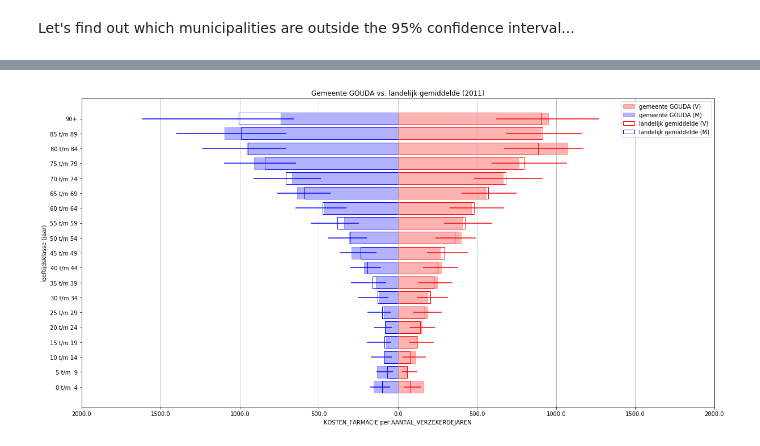
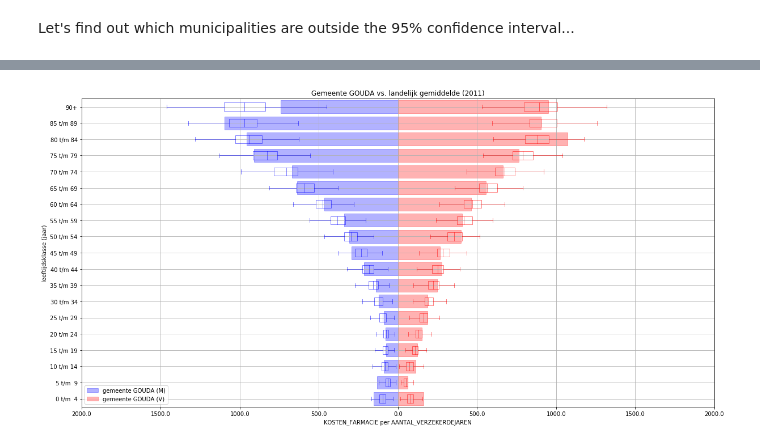
Before and after one commit to bokhove/Vektis, a Jupyter notebook: 1.Vektis Open data demography.ipynb, the cells around one changed output, grey strips where cells are left out. Saved outputs shown, nothing was run; the diff lists cells and outputs as text; code cells hidden in the pictures.

Commit message:
Major updates

```diff
--- a/1.Vektis Open data demography.ipynb
+++ b/1.Vektis Open data demography.ipynb
@@ -237,7 +266,17 @@ KERKRADE                                        407.269964
 BRUNSSUM                                        405.782937
 NUTH                                            404.025995
 # %%
-def plotPopulationPyramid(df_municipality, df_percentiles, municipalityAnalysis, nameAnalysis, yearAnalysis):
+def draw_boxplot(ax, data, edge_color, fill_color, alpha=1, showfliers=True):
+    '''shows boxplots of data along the ax axis'''
+    #flierprops = dict(marker='o', markerfacecolor='r', markersize=12,linestyle='none', markeredgecolor='g')
+
+    #bp_dict = data.boxplot(vert=False, return_type='dict', showfliers=showfliers) #pandas version
+    bp_dict = ax.boxplot(data, vert=False, showfliers=showfliers)
+    for element in ['boxes', 'whiskers', 'fliers', 'means', 'medians', 'caps']:
+        plt.setp(bp_dict[element], color=edge_color, alpha=alpha)
+    plt.setp(bp_dict['fliers'], markeredgecolor=edge_color, markerfacecolor=fill_color)
+
+def plotPopulationPyramid(df_municipality, df_boxplot_m, df_boxplot_v, df_percentiles, municipalityAnalysis, nameAnalysis, yearAnalysis):
     """Plot a 'population pyramid' of the country averages includingcorresponding error bars AND the values from
     the selected municipality
 
@@ -255,70 +294,50 @@ def plotPopulationPyramid(df_municipality, df_percentiles, municipalityAnalysis,
     X = np.array(df_municipality[df_municipality['GESLACHT'] == 'V']['LEEFTIJDSKLASSE'])
 
     # Transfer the information to specific men / women dataframes. We make sure all age categories are used by initializing a
     # dataframe with all labels and '0' value
     df_men_pop = df_municipality[df_municipality['GESLACHT'] == 'M'].set_index('LEEFTIJDSKLASSE').sort_index()
     df_men_pop = pd.DataFrame(X).set_index(0).join(df_men_pop, how='left').fillna(0)[analysekolom]
 
     df_women_pop = df_municipality[df_municipality['GESLACHT'] == 'V'].set_index('LEEFTIJDSKLASSE').sort_index()
     df_women_pop = pd.DataFrame(X).set_index(0).join(df_women_pop, how='left').fillna(0)[analysekolom]
 
-    df_men_pop_ave  = df_percentiles[df_percentiles['GESLACHT'] == 'M']['mean']
-    df_women_pop_ave= df_percentiles[df_percentiles['GESLACHT'] == 'V']['mean']
-
-
-    # Now that we have used the list of age-groups to make sure all entries have a value, we can - for no other reason
-    # than that it just looks nicer - strip the last part of these labels.
-    X = np.char.rpartition(X.astype('str'),' ')[:,0]
-    X[-1] = '90+'
-
     # Convert the dataframes to a Numpy Array for plotting purposes
+    men_pop   = np.array( df_men_pop.values )
     women_pop = np.array( df_women_pop.values )
-    men_pop   = np.array( df_men_pop.values )
-    women_pop_ave = np.array( df_women_pop_ave.values )
-    men_pop_ave   = np.array( df_men_pop_ave.values )
-
-    # We make error-bars containing the 95% confidence intervals by making a tuple of arrays
-    p2_5  = np.array( df_percentiles[df_percentiles['GESLACHT'] == 'V'][['p2_5']].values ).flatten()
-    p97_5 = np.array( df_percentiles[df_percentiles['GESLACHT'] == 'V'][['p97_5']].values ).flatten()
-    error_V = ( women_pop_ave - p2_5, p97_5 - women_pop_ave )
-    p2_5  = np.array( df_percentiles[df_percentiles['GESLACHT'] == 'M'][['p2_5']].values ).flatten()
-    p97_5 = np.array( df_percentiles[df_percentiles['GESLACHT'] == 'M'][['p97_5']].values ).flatten()
-    error_M = ( -(men_pop_ave - p2_5), -(p97_5 - men_pop_ave) )
+    boxplot_m = np.array( df_boxplot_m.values )
+    boxplot_v = np.array( df_boxplot_v.values)
 
     # Now, we finally plot
     fig, ax = plt.subplots(figsize=(20,10))
-    _ = plt.barh(X, women_pop, color = 'r', edgecolor='r', alpha=0.3, label='gemeente ' + municipalityAnalysis + ' (V)')
-    _ = plt.barh(X, -men_pop, color = 'b', edgecolor='b', alpha=0.3, label='gemeente ' + municipalityAnalysis + ' (M)')
-    _ = plt.barh(X, women_pop_ave, edgecolor = 'r', xerr=error_V,  ecolor='r', fill=False, label='landelijk gemiddelde (V)')
-    _ = plt.barh(X, -men_pop_ave, edgecolor = 'b', xerr=error_M,  ecolor='b', fill=False, label='landelijk gemiddelde (M)')
 
+    _ = plt.title('Gemeente ' + municipalityAnalysis + ' vs. landelijk gemiddelde (' + yearAnalysis + ')')
     _ = plt.xlabel(analysekolom)
     _ = plt.ylabel('leeftijdsklasse (jaar)')
-    _ = plt.title('Gemeente ' + municipalityAnalysis + ' vs. landelijk gemiddelde (' + yearAnalysis + ')')
+
+    _ = ax.barh(range(1,len(men_pop)+1), -men_pop, color = 'b', edgecolor='b', height=0.8, alpha=0.3, label='gemeente ' + municipalityAnalysis + ' (M)')
+    _ = ax.barh(range(1,len(women_pop)+1), women_pop, color = 'r', edgecolor='r', height=0.8, alpha=0.3, label='gemeente ' + municipalityAnalysis + ' (V)')
+    _ = plt.legend(loc='lower left')
+
+    draw_boxplot(ax, -boxplot_m, 'b', 'b', alpha=0.5, showfliers=False)
+    draw_boxplot(ax, boxplot_v, 'r', 'r', alpha=0.5, showfliers=False)
+
+    _ = ax.set_yticklabels([' 0 t/m  4', ' 5 t/m  9', '10 t/m 14', '15 t/m 19', '20 t/m 24', '25 t/m 29', '30 t/m 34', '35 t/m 39', '40 t/m 44', '45 t/m 49', '50 t/m 54', '55 t/m 59', '60 t/m 64', '65 t/m 69', '70 t/m 74', '75 t/m 79', '80 t/m 84', '85 t/m 89', '90+'])
 
     if nameAnalysis == 'KOSTEN_FARMACIE':
         _ = ax.set_xlim(-2000,2000)
 
-    _ = ax.xaxis.grid()
-    #major_ticks = np.arange(-1500, 1500, 500)
-    #minor_ticks = np.arange(-1500, 1500, 100)
-    #ax.set_xticks(major_ticks)
-    #ax.set_xticks(minor_ticks, minor=True)
-    #ax.grid(which='x')
-    #ax.grid(which='minor', alpha=0.2)
-    #ax.grid(which='major', alpha=0.5)
     xlocs, xlabs = plt.xticks()
     _ = plt.xticks(xlocs, np.absolute(xlocs))
-
-    _ = plt.legend()
+    _ = ax.xaxis.grid()
+    _ = ax.yaxis.grid()
 
     if export:
         plt.savefig('data/' + municipalityAnalysis + '_' + nameAnalysis + '_' + yearAnalysis + '.png')
     plt.show()
 
-plotPopulationPyramid(df_analysis1, df_analysis6, analysegemeente, analysenaam, analysejaar)
+plotPopulationPyramid(df_analysis1, df_analysis2_m, df_analysis2_v, df_analysis6, analysegemeente, analysenaam, analysejaar)
 # %% [output]
-[figure, old version]
+[figure, new version]
 # %%
 #Will be False after the first calculations are made, removing necessity to do the same things over and over again
 firstPass = True
```
Also changed, not shown: parts of 7 cells of this notebook.
